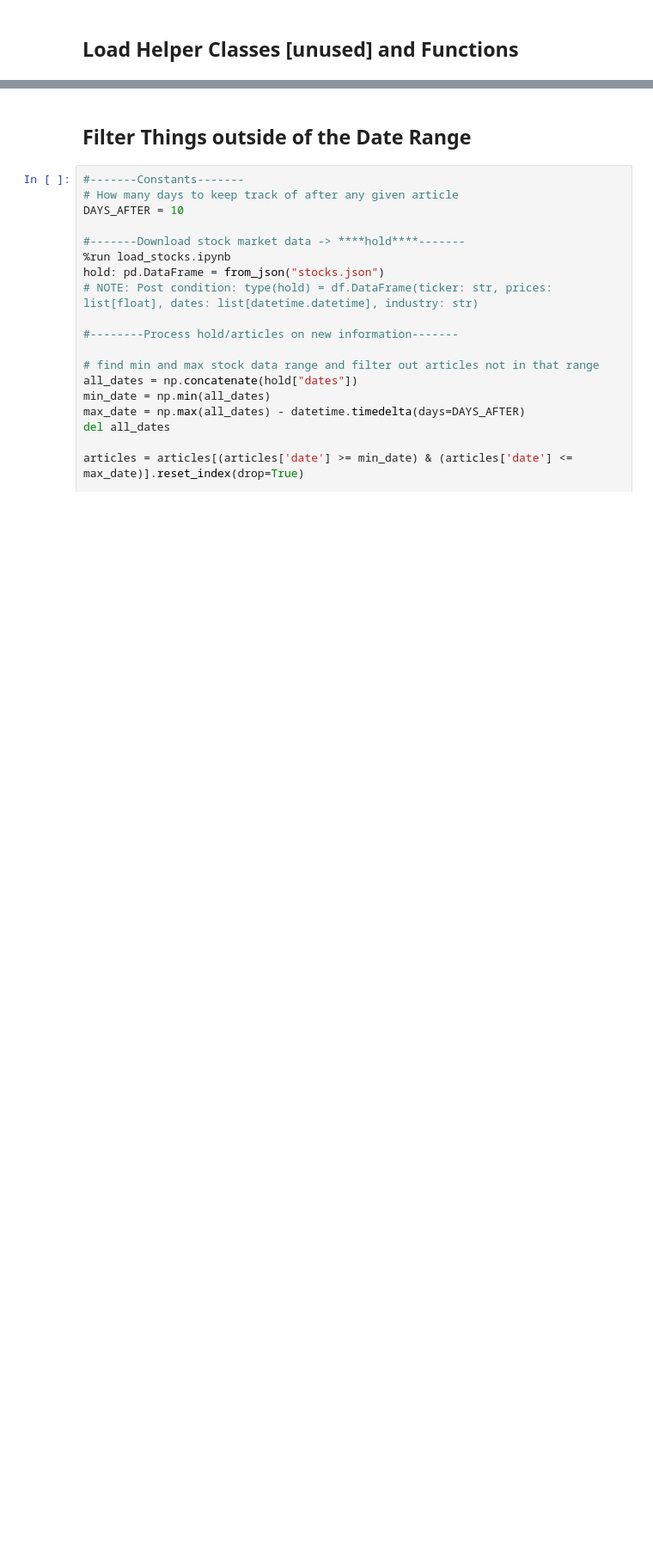
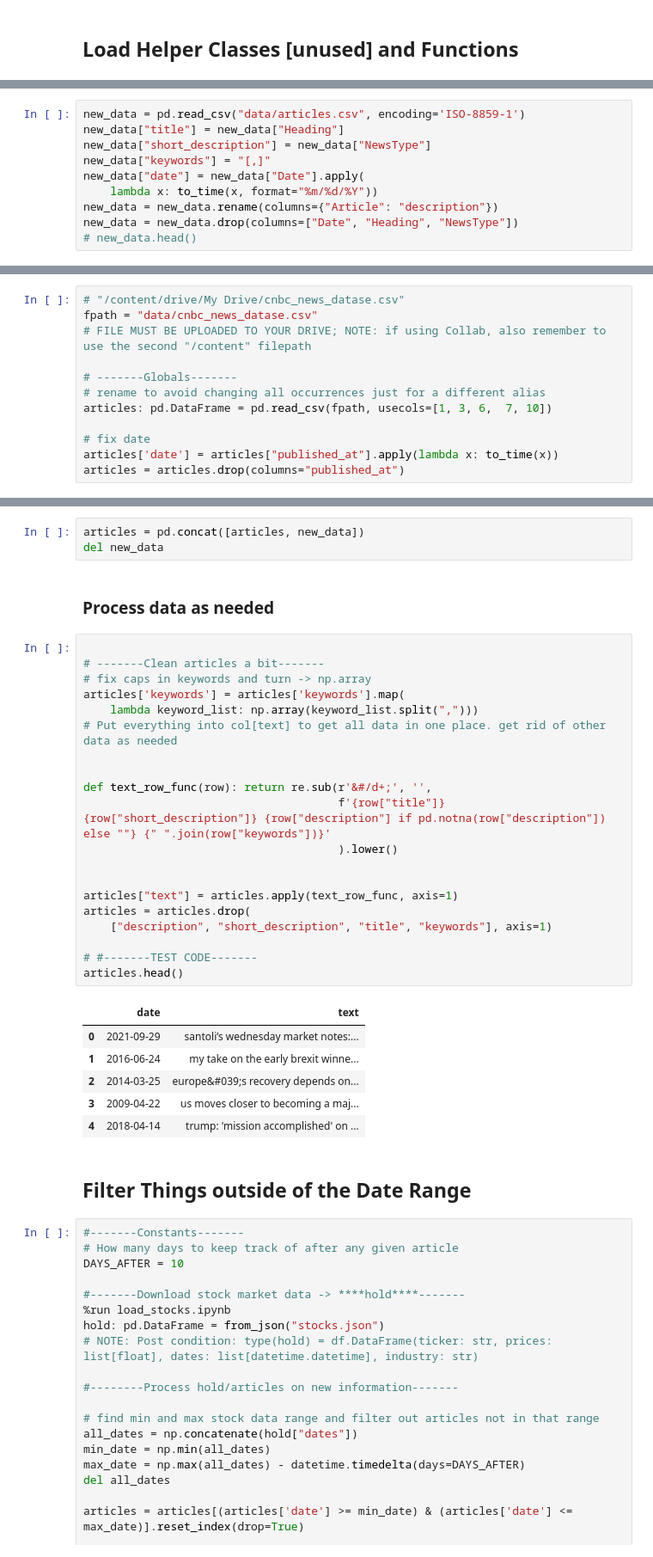
Before and after one commit to JiNathan/StockMarketPrediction, a Jupyter notebook: News_Data_Processing.ipynb, the cells around one changed output, grey strips where cells are left out. Shown: that part at 86% size. Saved outputs shown, nothing was run; the diff lists cells and outputs as text; blank space fills up the shorter version.

```diff
--- a/News_Data_Processing.ipynb
+++ b/News_Data_Processing.ipynb
@@ -65,0 +36,10 @@ articles['keywords'] = articles['keywords'].map(lambda keyword_list: np.array([k
+# %%
+new_data = pd.read_csv("data/articles.csv", encoding='ISO-8859-1')
+new_data["title"] = new_data["Heading"]
+new_data["short_description"] = new_data["NewsType"]
+new_data["keywords"] = "[,]"
+new_data["date"] = new_data["Date"].apply(
+    lambda x: to_time(x, format="%m/%d/%Y"))
+new_data = new_data.rename(columns={"Article": "description"})
+new_data = new_data.drop(columns=["Date", "Heading", "NewsType"])
+# new_data.head()
@@ -65,0 +48,12 @@ articles['keywords'] = articles['keywords'].map(lambda keyword_list: np.array([k
+# %%
+# "/content/drive/My Drive/cnbc_news_datase.csv"
+fpath = "data/cnbc_news_datase.csv"
+# FILE MUST BE UPLOADED TO YOUR DRIVE; NOTE: if using Collab, also remember to use the second "/content" filepath
+
+# -------Globals-------
+# rename to avoid changing all occurrences just for a different alias
+articles: pd.DataFrame = pd.read_csv(fpath, usecols=[1, 3, 6,  7, 10])
+
+# fix date
+articles['date'] = articles["published_at"].apply(lambda x: to_time(x))
+articles = articles.drop(columns="published_at")
@@ -66,3 +62,35 @@ articles['keywords'] = articles['keywords'].map(lambda keyword_list: np.array([k
+# %%
+articles = pd.concat([articles, new_data])
+del new_data
+# %% [markdown]
+### Process data as needed
+# %%
+
+# -------Clean articles a bit-------
+# fix caps in keywords and turn -> np.array
+articles['keywords'] = articles['keywords'].map(
+    lambda keyword_list: np.array(keyword_list.split(",")))
+# Put everything into col[text] to get all data in one place. get rid of other data as needed
+
+
+def text_row_func(row): return re.sub(r'&#/d+;', '',
+                                      f'{row["title"]} {row["short_description"]} {row["description"] if pd.notna(row["description"]) else ""} {" ".join(row["keywords"])}'
+                                      ).lower()
+
+
+articles["text"] = articles.apply(text_row_func, axis=1)
+articles = articles.drop(
+    ["description", "short_description", "title", "keywords"], axis=1)
+
+# #-------TEST CODE-------
+articles.head()
+# %% [output]
+|  | date | text |
+| 0 | 2021-09-29 | santoli’s wednesday market notes:... |
+| 1 | 2016-06-24 | my take on the early brexit winne... |
+| 2 | 2014-03-25 | europe&#039;s recovery depends on... |
+| 3 | 2009-04-22 | us moves closer to becoming a maj... |
+| 4 | 2018-04-14 | trump: 'mission accomplished' on ... |
 # %% [markdown]
 ## Filter Things outside of the Date Range
 # %%
```
Also changed, not shown: parts of 23 cells of this notebook, 5 other files.
